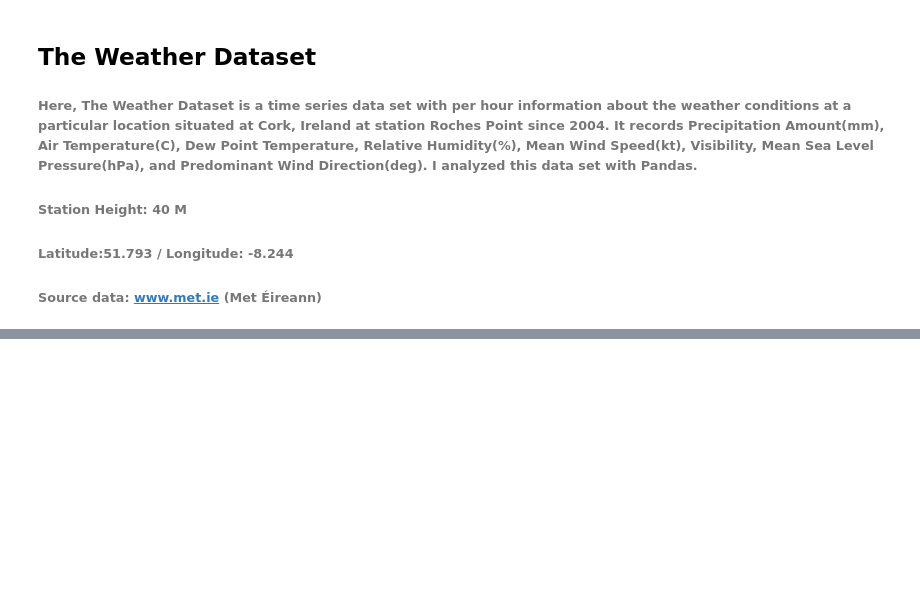
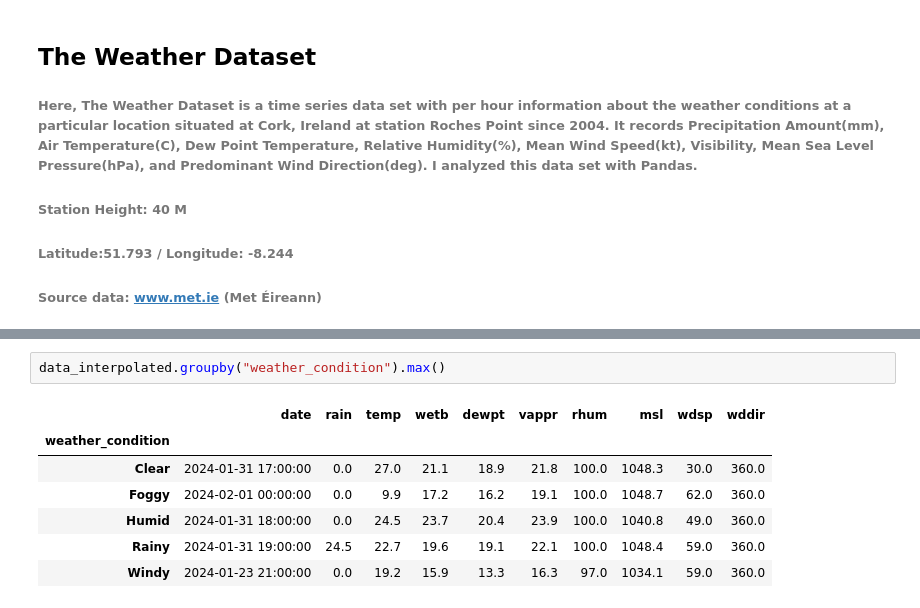
Before and after one commit to felipedds/weather-analysis, a Jupyter notebook: notebooks/analysis.ipynb, the cells around one changed output, grey strips where cells are left out. Drawn from its saved outputs; the diff is of its cells as text; blank space fills up the shorter version.

```diff
--- a/notebooks/analysis.ipynb
+++ b/notebooks/analysis.ipynb
@@ -50,0 +226,10 @@ dtype: object
+# %%
+data_interpolated.groupby("weather_condition").max()
+# %% [output]
+|  | date | rain | temp | wetb | dewpt | vappr | rhum | msl | wdsp | wddir |
+| weather_condition |  |  |  |  |  |  |  |  |  |  |
+| Clear | 2024-01-31 17:00:00 | 0.0 | 27.0 | 21.1 | 18.9 | 21.8 | 100.0 | 1048.3 | 30.0 | 360.0 |
+| Foggy | 2024-02-01 00:00:00 | 0.0 | 9.9 | 17.2 | 16.2 | 19.1 | 100.0 | 1048.7 | 62.0 | 360.0 |
+| Humid | 2024-01-31 18:00:00 | 0.0 | 24.5 | 23.7 | 20.4 | 23.9 | 100.0 | 1040.8 | 49.0 | 360.0 |
+| Rainy | 2024-01-31 19:00:00 | 24.5 | 22.7 | 19.6 | 19.1 | 22.1 | 100.0 | 1048.4 | 59.0 | 360.0 |
+| Windy | 2024-01-23 21:00:00 | 0.0 | 19.2 | 15.9 | 13.3 | 16.3 | 97.0 | 1034.1 | 59.0 | 360.0 |
```
Also changed, not shown: parts of 23 cells of this notebook, 2 other files.
